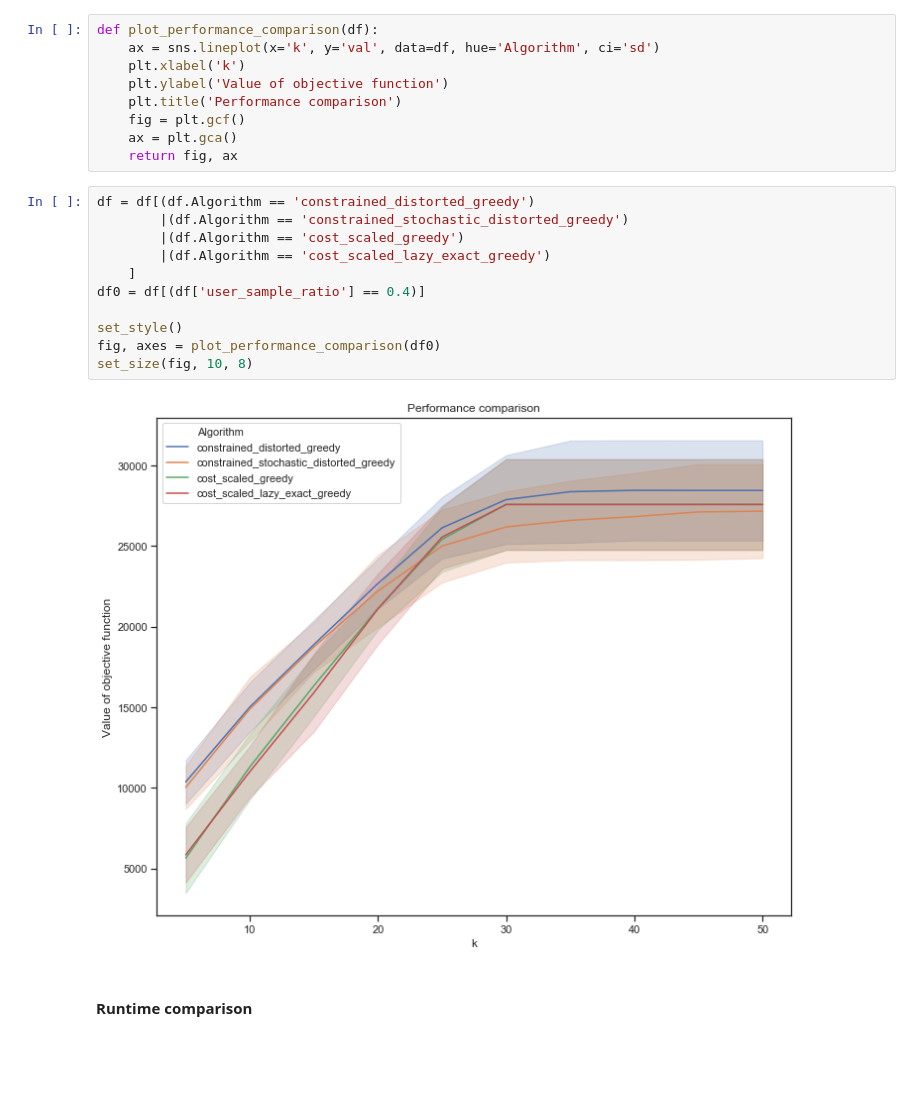
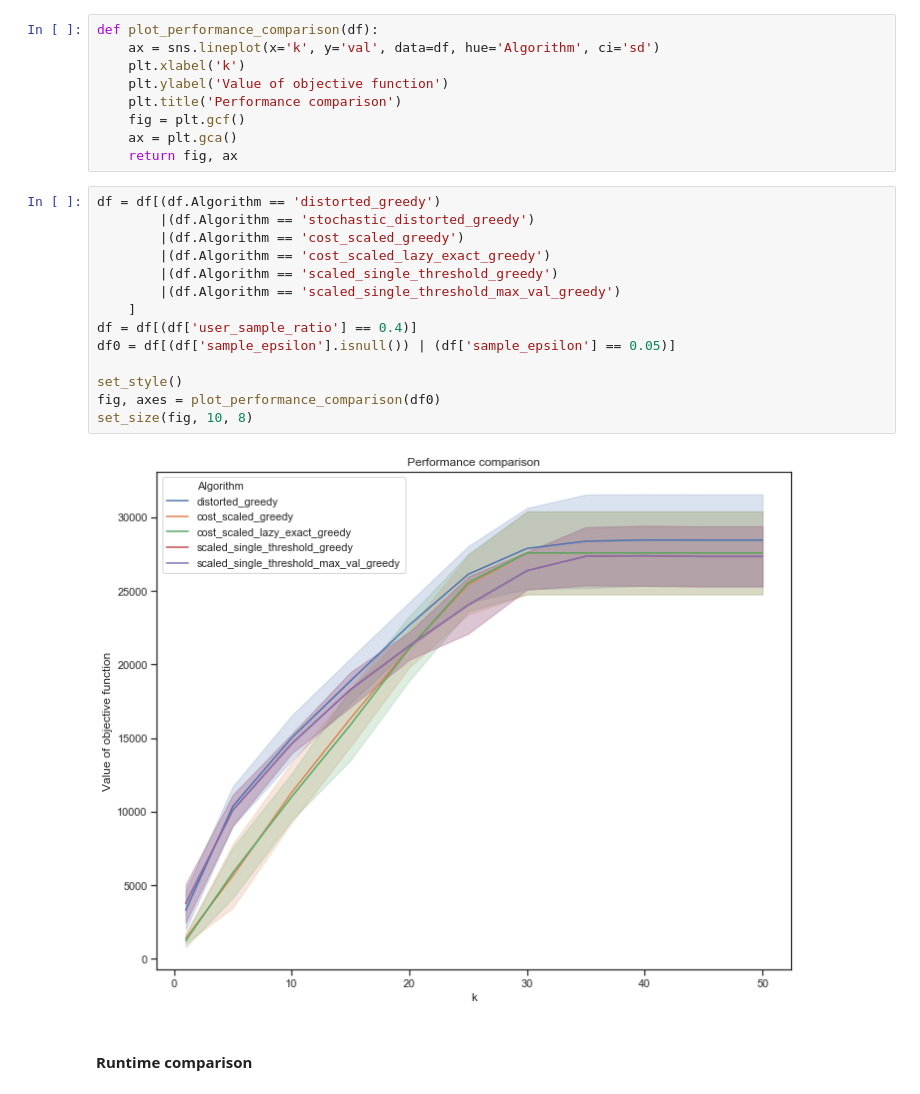
Before and after one commit to smnikolakaki/submodular-linear-cost-maximization, a Jupyter notebook: jupyter/Experiment_constrained_problem.ipynb, the cells around one changed output. Drawn from its saved outputs; the diff is of its cells as text; blank space fills up the shorter version.

Commit message:
SN: Updated plots with constrained problem results

```diff
--- a/jupyter/Experiment_constrained_problem.ipynb
+++ b/jupyter/Experiment_constrained_problem.ipynb
@@ -81,18 +81,21 @@ def plot_performance_comparison(df):
     ax = plt.gca()
     return fig, ax
 # %%
-df = df[(df.Algorithm == 'constrained_distorted_greedy')
-        |(df.Algorithm == 'constrained_stochastic_distorted_greedy')
+df = df[(df.Algorithm == 'distorted_greedy')
+        |(df.Algorithm == 'stochastic_distorted_greedy')
         |(df.Algorithm == 'cost_scaled_greedy')
         |(df.Algorithm == 'cost_scaled_lazy_exact_greedy')
+        |(df.Algorithm == 'scaled_single_threshold_greedy')
+        |(df.Algorithm == 'scaled_single_threshold_max_val_greedy')
     ]
-df0 = df[(df['user_sample_ratio'] == 0.4)]
+df = df[(df['user_sample_ratio'] == 0.4)]
+df0 = df[(df['sample_epsilon'].isnull()) | (df['sample_epsilon'] == 0.05)]
 
 set_style()
 fig, axes = plot_performance_comparison(df0)
 set_size(fig, 10, 8)
 # %% [output]
-[figure, old version]
+[figure, new version]
 # %% [markdown]
 #### Runtime comparison
 # %%
```
Also changed, not shown: parts of 7 cells of this notebook, 1 other file.
